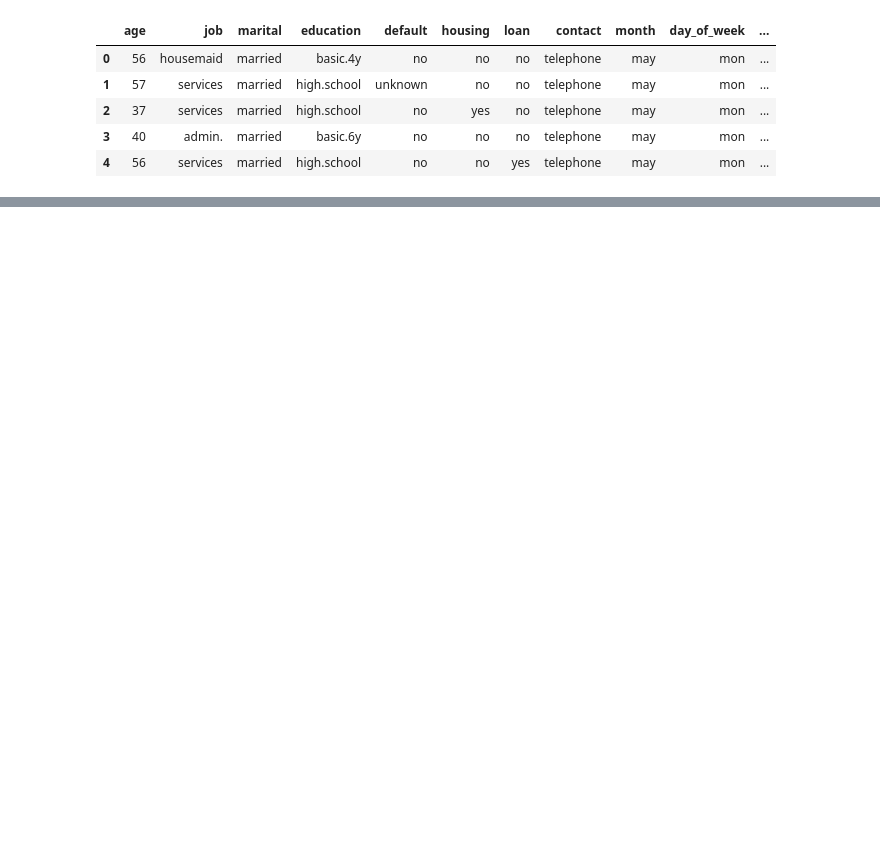
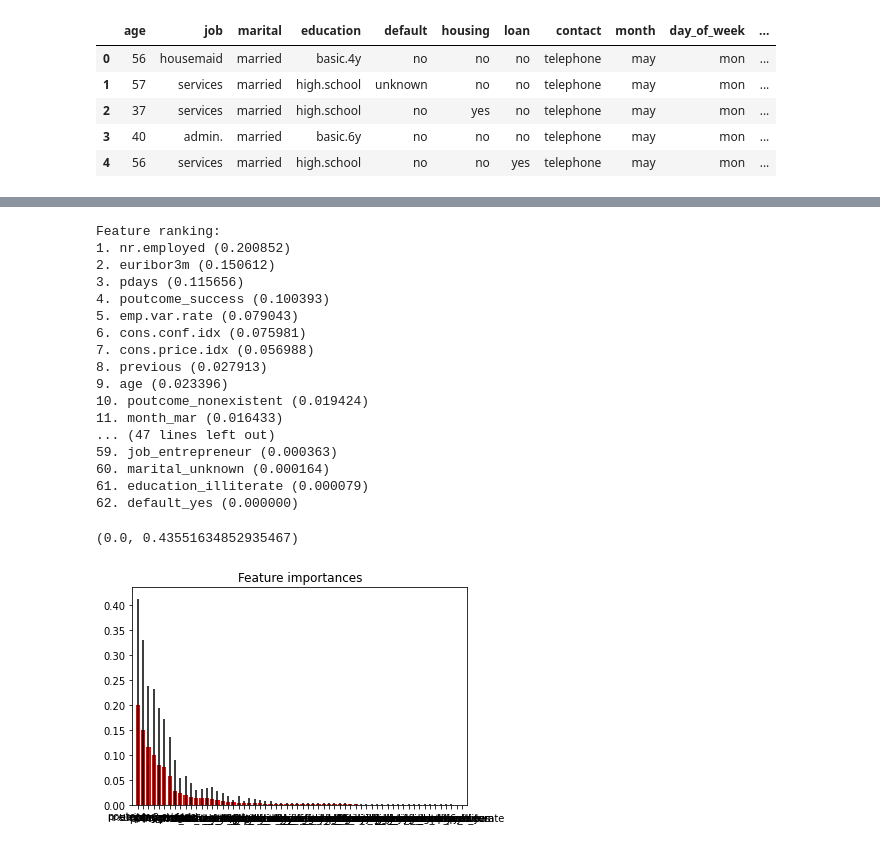
Before and after one commit to arunravi8595/Data-science-decision-making, a Jupyter notebook: Lab_3/bank_classification.ipynb, the cells around one changed output, grey strips where cells are left out. Cells and saved outputs as stored; diff of their text form; code cells hidden in the pictures; blank space fills up the shorter version.

```diff
--- a/Lab_3/bank_classification.ipynb
+++ b/Lab_3/bank_classification.ipynb
@@ -98,0 +162,6 @@ KeyError: ignored
+# %%
+clf = RandomForestClassifier(max_depth=8, n_estimators=100,random_state=60)
+# %%
+clf.fit(x_train, y_train)
+y_predict = clf.predict(x_test)
+print("F1 score - Test Data: ",f1_score(y_test, y_predict))
@@ -98,0 +170,4 @@ KeyError: ignored
+# %%
+RF_clf = RandomForestClassifier(n_estimators = 750, max_depth = 6,random_state=60)
+# %%
+RF_clf.fit(x_train, y_train)
@@ -98,0 +183,39 @@ KeyError: ignored
+# %%
+importances = RF_clf.feature_importances_
+std = np.std([tree.feature_importances_ for tree in clf.estimators_],
+             axis=0)
+indices = np.argsort(importances)[::-1]
+# Print the feature ranking
+print("Feature ranking:")
+
+for f in range(df.shape[1]):
+    print("%d. %s (%f)" % (f + 1, features[indices[f]],  importances[indices[f]]))
+
+# Plot the feature importances of the forest
+fig = plt.figure()
+plt.title("Feature importances")
+plt.bar(range(df.shape[1]), importances[indices],
+       color="r", yerr=std[indices], align="center")
+plt.xticks(range(df.shape[1]), np.array(features)[indices])
+plt.xlim([-1, df.shape[1]])
+plt.ylim([0, None])
+# %% [output]
+Feature ranking:
+1. nr.employed (0.200852)
+2. euribor3m (0.150612)
+3. pdays (0.115656)
+4. poutcome_success (0.100393)
+5. emp.var.rate (0.079043)
+6. cons.conf.idx (0.075981)
+7. cons.price.idx (0.056988)
+8. previous (0.027913)
+9. age (0.023396)
+10. poutcome_nonexistent (0.019424)
+11. month_mar (0.016433)
+... (47 lines left out)
+59. job_entrepreneur (0.000363)
+60. marital_unknown (0.000164)
+61. education_illiterate (0.000079)
+62. default_yes (0.000000)
+(0.0, 0.43551634852935467)
+[figure, added]
```
Also changed, not shown: parts of 30 cells of this notebook.
